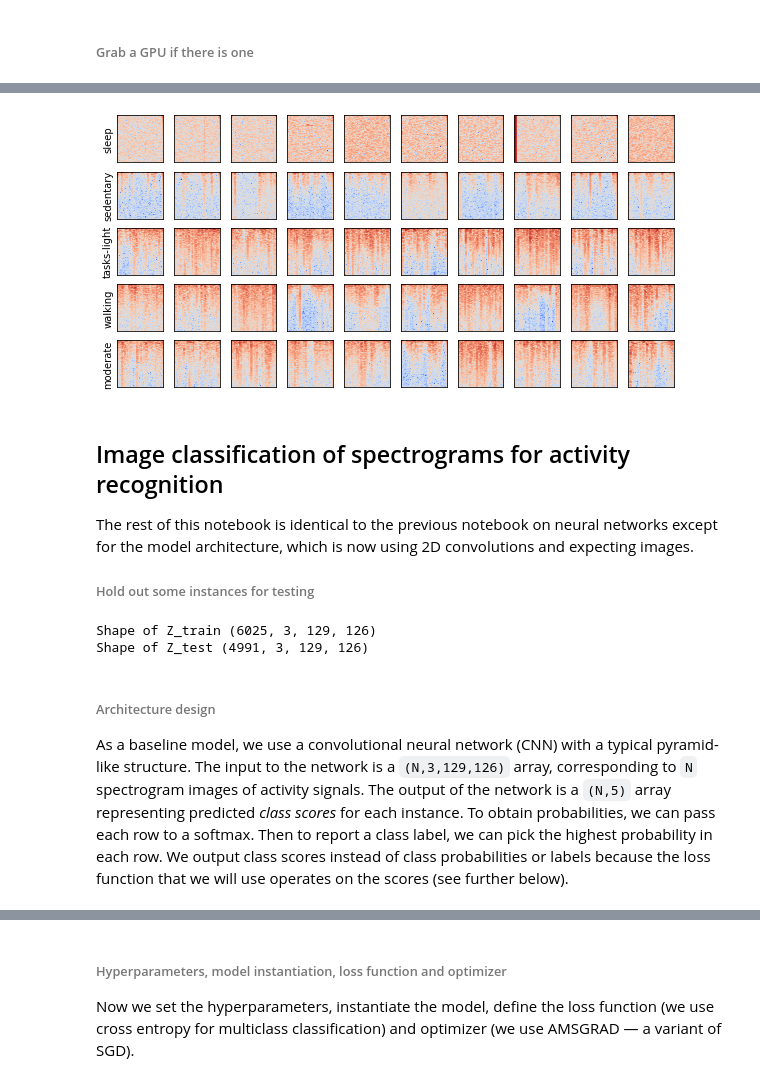
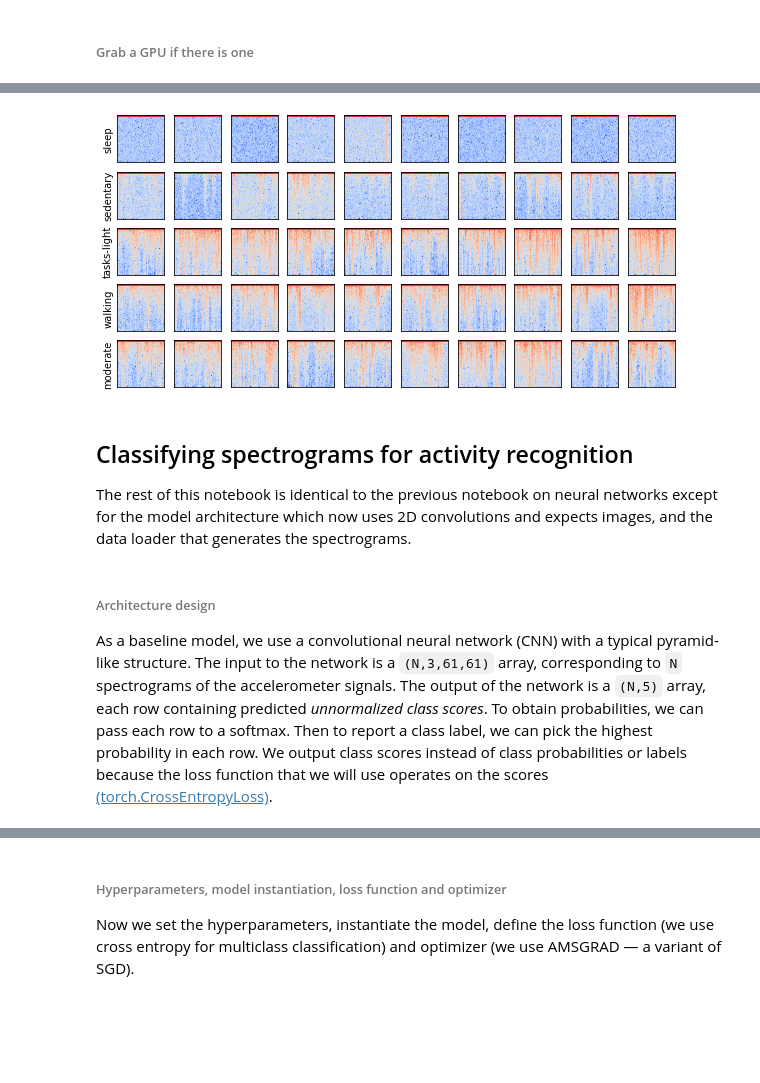
Before and after one commit to OxWearables/Oxford_Wearables_Activity_Recognition, a Jupyter notebook: 6-Spectrogram.ipynb, the cells around one changed output, grey strips where cells are left out. Drawn from its saved outputs; the diff is of its cells as text; code cells hidden in the pictures; blank space fills up the shorter version.

Commit message:
stft on dataloader using GPU; dont score on train set; improve description

```diff
--- a/6-Spectrogram.ipynb
+++ b/6-Spectrogram.ipynb
@@ -71,15 +69,0 @@ The spectrograms are generated by chunks to avoid blowing up the memory, and the
-# %%
-NPERSEG, NOVERLAP = 256, 232  # this results in a spectrogram of size 129x126
-Z = np.memmap(
-    tempfile.TemporaryFile(),
-    mode='w+', dtype=X.dtype,
-    shape=(X.shape[0], X.shape[1], NPERSEG//2+1, X.shape[-1]//(NPERSEG-NOVERLAP)+1)
-)
-for i in tqdm(range(0, len(X), 4096)):
-    _, _, Z_batch = scipy.signal.stft(X[i:i+4096],
-        nperseg=NPERSEG, noverlap=NOVERLAP, axis=-1, detrend='constant')
-    Z_batch = np.log(np.abs(Z_batch) + 1e-16)
-    Z[i:i+4096] = Z_batch
-    Z.flush()
-Z.flags.writeable = False
-print("Spectrogram dataset shape:", Z.shape)
@@ -93,40 +79,45 @@ Let us visualize a few spectrograms for each activity class:
 # %%
+# Spectrogram parameters
+N_FFT = 120
+HOP_LENGTH = 48
+WINDOW = 'hann'
+
 NUM_PLOTS = 10
-fig, axs = plt.subplots(utils.NUM_CLASSES, 10, figsize=(10,5))
+fig, axs = plt.subplots(utils.NUM_CLASSES, NUM_PLOTS, figsize=(10,5))
 for i in range(utils.NUM_CLASSES):
     axs[i,0].set_ylabel(utils.CLASSES[i])
     idxs = np.where(y==i)[0]
     for j in range(NUM_PLOTS):
-        z = Z[idxs[j]][0]  # spectrogram of the x-axis
+        _, _, z = scipy.signal.stft(
+            np.linalg.norm(X[idxs[j]], axis=0),  # acceleration vector norm
+            nperseg=N_FFT,
+            noverlap=N_FFT-HOP_LENGTH,
+            window=WINDOW,
+            boundary=None, padded=False
+        )
+        z = np.log(np.abs(z) + 1e-16)
         axs[i,j].imshow(z, cmap='coolwarm')
         axs[i,j].set_xticks([])
         axs[i,j].set_yticks([])
 fig.show()
 fig.savefig('spectrogram.png')
 # %% [output]
-[figure, old version]
+[figure, new version]
 # %% [markdown]
- ## Image classification of spectrograms for activity recognition
+ ## Classifying spectrograms for activity recognition
 
-The rest of this notebook is identical to the previous notebook on neural networks except for the model architecture, which is now using 2D convolutions and expecting images.
-
-###### Hold out some instances for testing
+The rest of this notebook is identical to the previous notebook on neural
+networks except for the model architecture which now uses 2D convolutions and
+expects images, and the data loader that generates the spectrograms.
-# %%
-# Hold out some participants for testing the model
-pids_test = [2, 3]
-mask_test = np.isin(pid, pids_test)
-mask_train = ~mask_test
-y_train, y_test = y[mask_train], y[mask_test]
-pid_train, pid_test = pid[mask_train], pid[mask_test]
-Z_train = utils.ArrayFromMask(Z, mask_train)
-Z_test = utils.ArrayFromMask(Z, mask_test)
-print("Shape of Z_train", Z_train.shape)
-print("Shape of Z_test", Z_test.shape)
-# %% [output]
-Shape of Z_train (6025, 3, 129, 126)
-Shape of Z_test (4991, 3, 129, 126)
 # %% [markdown]
 ###### Architecture design
 
-As a baseline model, we use a convolutional neural network (CNN) with a typical pyramid-like structure. The input to the network is a `(N,3,129,126)` array, corresponding to `N` spectrogram images of activity signals. The output of the network is a `(N,5)` array representing predicted *class scores* for each instance.
-To obtain probabilities, we can pass each row to a softmax. Then to report a class label, we can pick the highest probability in each row. We output class scores instead of class probabilities or labels because the loss function that we will use operates on the scores (see further below).
+As a baseline model, we use a convolutional neural network (CNN) with a
+typical pyramid-like structure. The input to the network is a `(N,3,61,61)`
+array, corresponding to `N` spectrograms of the accelerometer signals.
+The output of the network is a `(N,5)` array, each row containing predicted
+*unnormalized class scores*.
+To obtain probabilities, we can pass each row to a softmax. Then to report a
+class label, we can pick the highest probability in each row. We output class
+scores instead of class probabilities or labels because the loss function
+that we will use operates on the scores [(torch.CrossEntropyLoss)](https://pytorch.org/docs/stable/nn.html#crossentropyloss).
```
Also changed, not shown: parts of 19 cells of this notebook, 1 other file.
